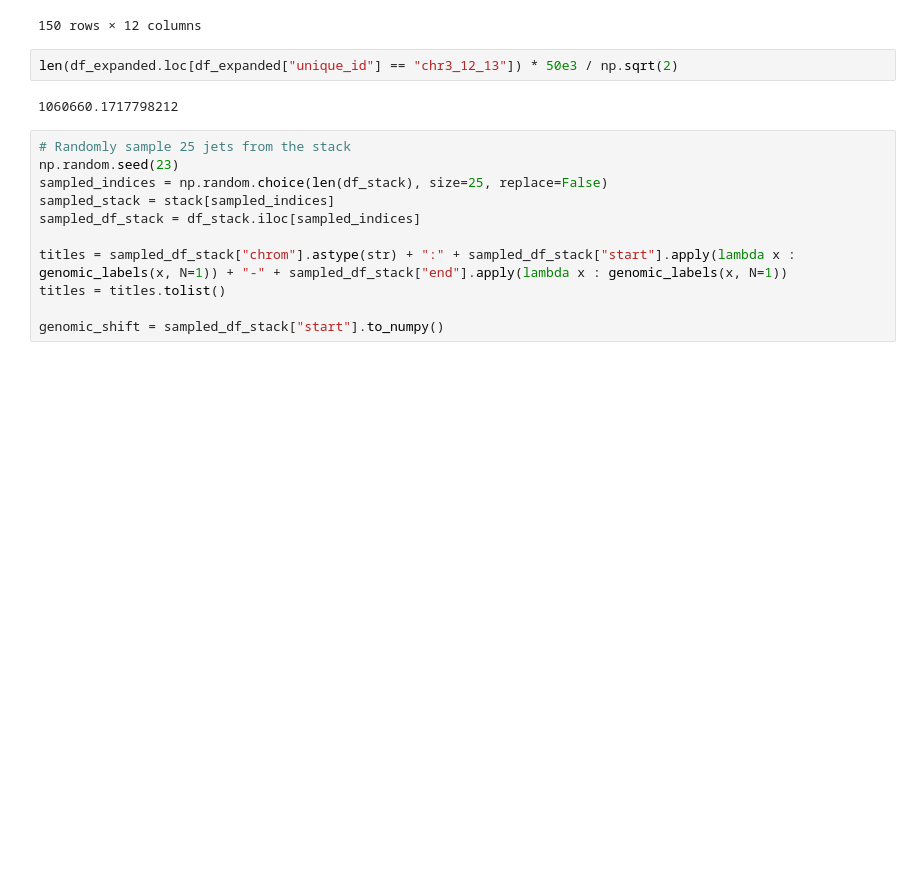
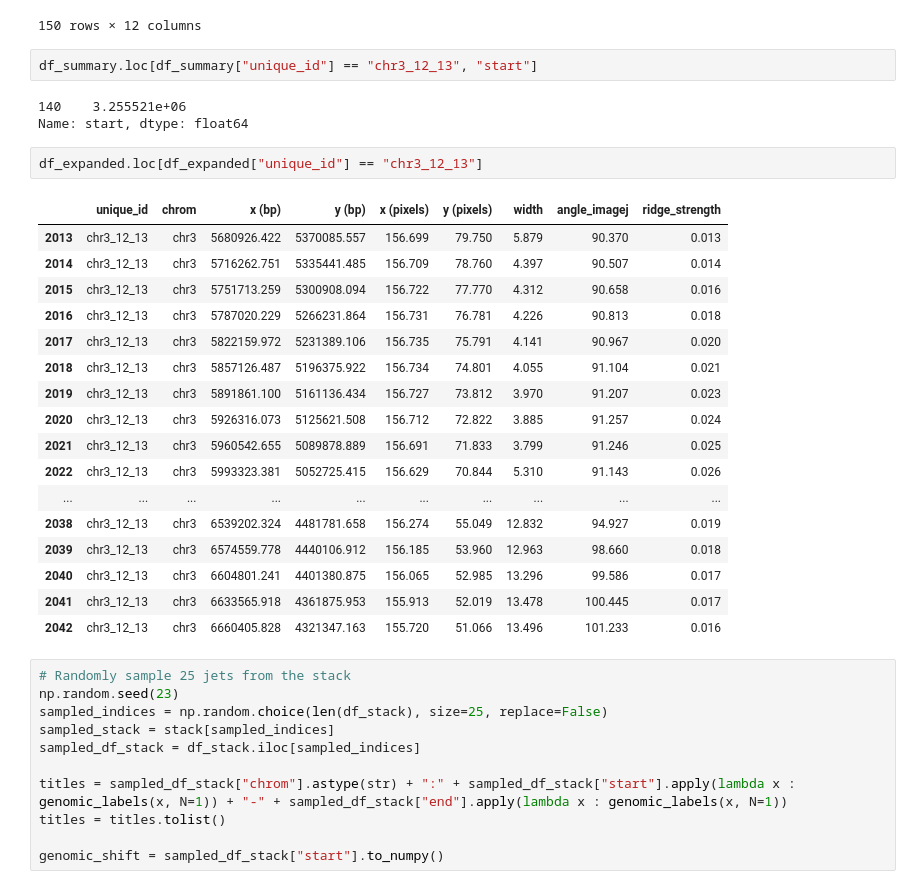
Before and after one commit to minjikimlab/miajet, a Jupyter notebook: notebooks/plot_aggregate.ipynb, the cells around one changed output. Saved outputs shown, nothing was run; the diff lists cells and outputs as text; blank space fills up the shorter version.

```diff
--- a/notebooks/plot_aggregate.ipynb
+++ b/notebooks/plot_aggregate.ipynb
@@ -423,10 +424,31 @@ df_summary.sort_values(by="jet_saliency", ascending=False)
 | 27 | chr14_38_11 | chr14 | 5.695280e+07 | 5.778026e+07 | 388908.730 | 0.014 | 85.754 | 4.433 | 0.007 | ... |
 | 111 | chr12_21_13 | chr12 | 8.276687e+07 | 8.370920e+07 | 424264.069 | 0.036 | 112.604 | 6.276 | 0.006 | ... |
 150 rows × 12 columns
+# %%
+df_summary.loc[df_summary["unique_id"] == "chr3_12_13", "start"]
+# %% [output]
+140    3.255521e+06
+Name: start, dtype: float64
 # %%
-len(df_expanded.loc[df_expanded["unique_id"] == "chr3_12_13"]) * 50e3 / np.sqrt(2)
+df_expanded.loc[df_expanded["unique_id"] == "chr3_12_13"]
 # %% [output]
-1060660.1717798212
+|  | unique_id | chrom | x (bp) | y (bp) | x (pixels) | y (pixels) | width | angle_imagej | ridge_strength |
+| 2013 | chr3_12_13 | chr3 | 5680926.422 | 5370085.557 | 156.699 | 79.750 | 5.879 | 90.370 | 0.013 |
+| 2014 | chr3_12_13 | chr3 | 5716262.751 | 5335441.485 | 156.709 | 78.760 | 4.397 | 90.507 | 0.014 |
+| 2015 | chr3_12_13 | chr3 | 5751713.259 | 5300908.094 | 156.722 | 77.770 | 4.312 | 90.658 | 0.016 |
+| 2016 | chr3_12_13 | chr3 | 5787020.229 | 5266231.864 | 156.731 | 76.781 | 4.226 | 90.813 | 0.018 |
+| 2017 | chr3_12_13 | chr3 | 5822159.972 | 5231389.106 | 156.735 | 75.791 | 4.141 | 90.967 | 0.020 |
+| 2018 | chr3_12_13 | chr3 | 5857126.487 | 5196375.922 | 156.734 | 74.801 | 4.055 | 91.104 | 0.021 |
+| 2019 | chr3_12_13 | chr3 | 5891861.100 | 5161136.434 | 156.727 | 73.812 | 3.970 | 91.207 | 0.023 |
+| 2020 | chr3_12_13 | chr3 | 5926316.073 | 5125621.508 | 156.712 | 72.822 | 3.885 | 91.257 | 0.024 |
+| 2021 | chr3_12_13 | chr3 | 5960542.655 | 5089878.889 | 156.691 | 71.833 | 3.799 | 91.246 | 0.025 |
+| 2022 | chr3_12_13 | chr3 | 5993323.381 | 5052725.415 | 156.629 | 70.844 | 5.310 | 91.143 | 0.026 |
+| ... | ... | ... | ... | ... | ... | ... | ... | ... | ... |
+| 2038 | chr3_12_13 | chr3 | 6539202.324 | 4481781.658 | 156.274 | 55.049 | 12.832 | 94.927 | 0.019 |
+| 2039 | chr3_12_13 | chr3 | 6574559.778 | 4440106.912 | 156.185 | 53.960 | 12.963 | 98.660 | 0.018 |
+| 2040 | chr3_12_13 | chr3 | 6604801.241 | 4401380.875 | 156.065 | 52.985 | 13.296 | 99.586 | 0.017 |
+| 2041 | chr3_12_13 | chr3 | 6633565.918 | 4361875.953 | 155.913 | 52.019 | 13.478 | 100.445 | 0.017 |
+| 2042 | chr3_12_13 | chr3 | 6660405.828 | 4321347.163 | 155.720 | 51.066 | 13.496 | 101.233 | 0.016 |
 # %%
 # Randomly sample 25 jets from the stack
 np.random.seed(23)
```
Also changed, not shown: parts of 3 cells of this notebook, 1 other file.
